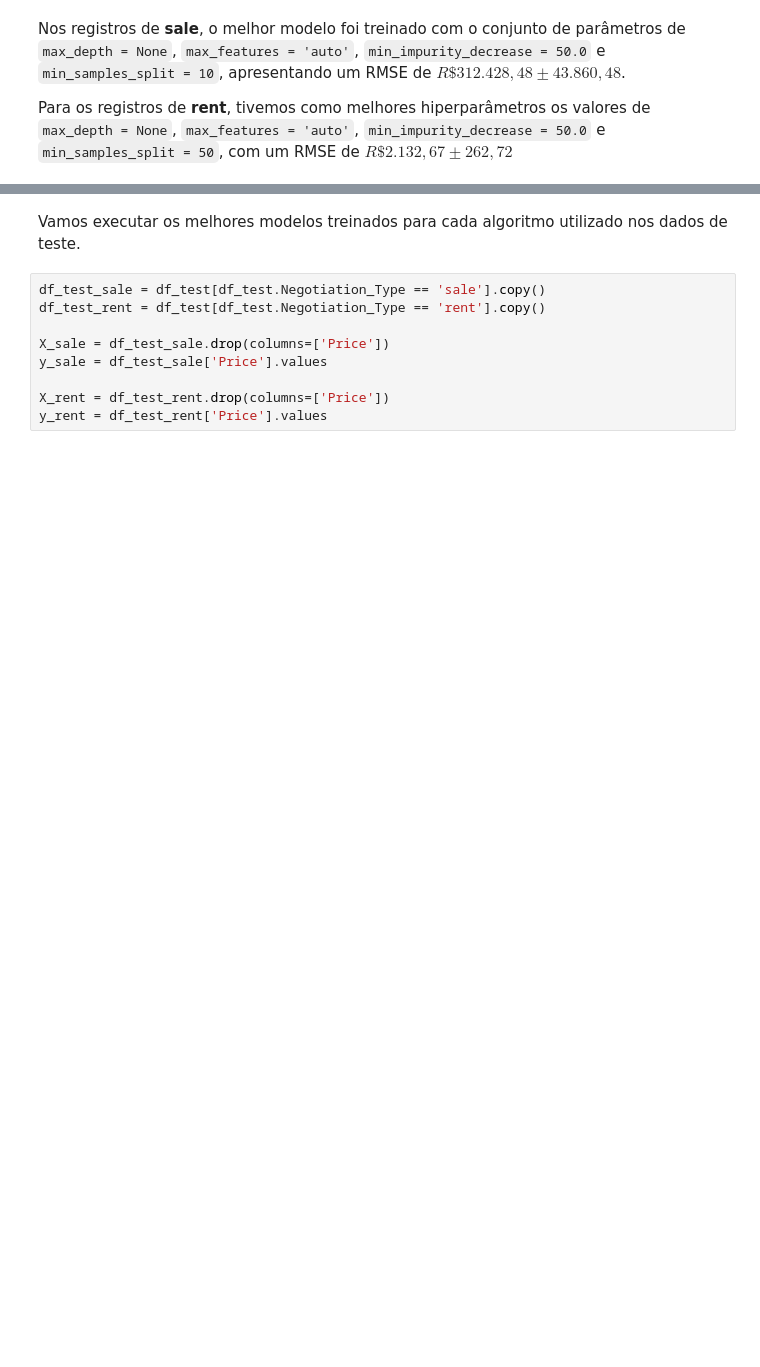
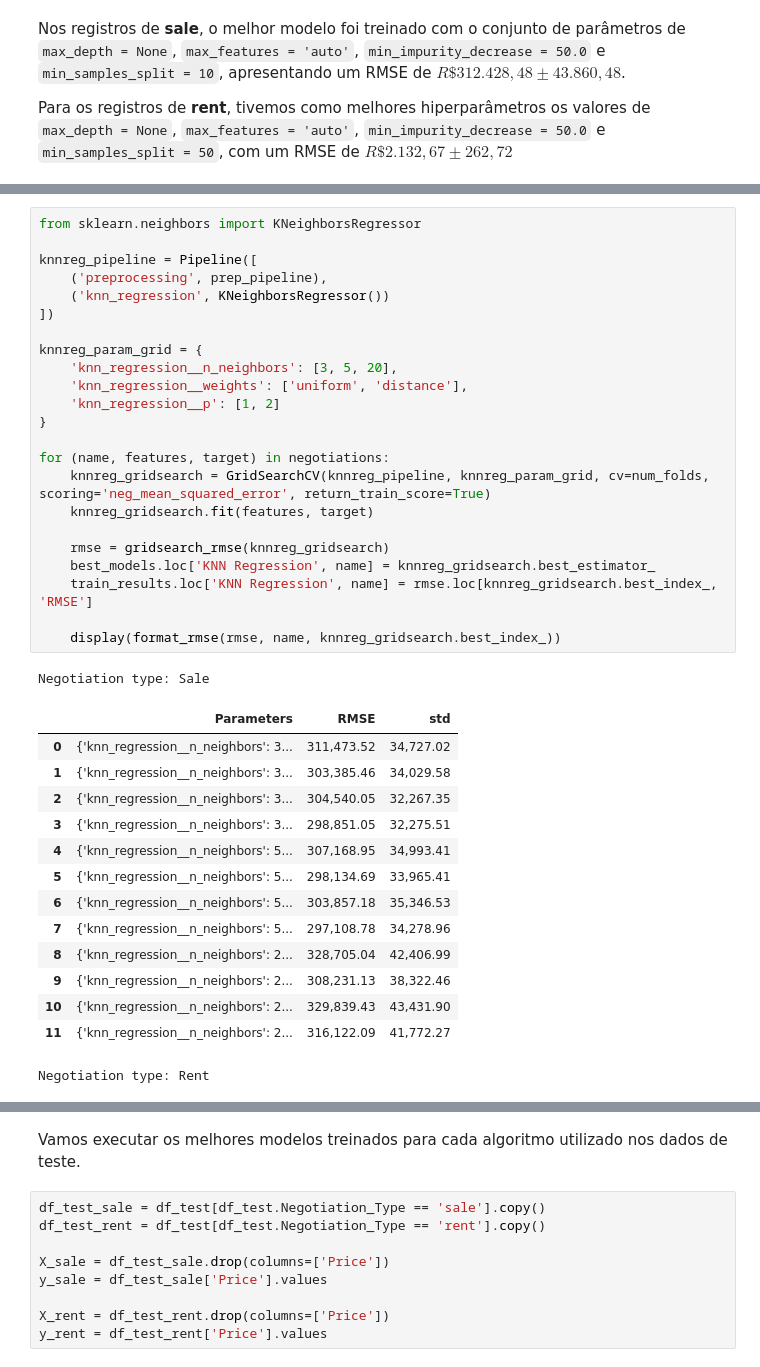
Before and after one commit to ciencia-dados-ifsp-grupo5/SaoPauloRealEstate, a Jupyter notebook: Notebook/SaoPauloRealEstate.ipynb, the cells around one changed output, grey strips where cells are left out. Saved outputs shown, nothing was run; the diff lists cells and outputs as text; blank space fills up the shorter version.

```diff
--- a/Notebook/SaoPauloRealEstate.ipynb
+++ b/Notebook/SaoPauloRealEstate.ipynb
@@ -431,0 +823,39 @@ Para os registros de **rent**, tivemos como melhores hiperparâmetros os valores
+# %%
+from sklearn.neighbors import KNeighborsRegressor
+
+knnreg_pipeline = Pipeline([
+    ('preprocessing', prep_pipeline),
+    ('knn_regression', KNeighborsRegressor())
+])
+
+knnreg_param_grid = {
+    'knn_regression__n_neighbors': [3, 5, 20],
+    'knn_regression__weights': ['uniform', 'distance'],
+    'knn_regression__p': [1, 2]
+}
+
+for (name, features, target) in negotiations:
+    knnreg_gridsearch = GridSearchCV(knnreg_pipeline, knnreg_param_grid, cv=num_folds, scoring='neg_mean_squared_error', return_train_score=True)
+    knnreg_gridsearch.fit(features, target)
+
+    rmse = gridsearch_rmse(knnreg_gridsearch)
+    best_models.loc['KNN Regression', name] = knnreg_gridsearch.best_estimator_
+    train_results.loc['KNN Regression', name] = rmse.loc[knnreg_gridsearch.best_index_, 'RMSE']
+
+    display(format_rmse(rmse, name, knnreg_gridsearch.best_index_))
+# %% [output]
+Negotiation type: Sale
+|  | Parameters | RMSE | std |
+| 0 | {'knn_regression__n_neighbors': 3... | 311,473.52 | 34,727.02 |
+| 1 | {'knn_regression__n_neighbors': 3... | 303,385.46 | 34,029.58 |
+| 2 | {'knn_regression__n_neighbors': 3... | 304,540.05 | 32,267.35 |
+| 3 | {'knn_regression__n_neighbors': 3... | 298,851.05 | 32,275.51 |
+| 4 | {'knn_regression__n_neighbors': 5... | 307,168.95 | 34,993.41 |
+| 5 | {'knn_regression__n_neighbors': 5... | 298,134.69 | 33,965.41 |
+| 6 | {'knn_regression__n_neighbors': 5... | 303,857.18 | 35,346.53 |
+| 7 | {'knn_regression__n_neighbors': 5... | 297,108.78 | 34,278.96 |
+| 8 | {'knn_regression__n_neighbors': 2... | 328,705.04 | 42,406.99 |
+| 9 | {'knn_regression__n_neighbors': 2... | 308,231.13 | 38,322.46 |
+| 10 | {'knn_regression__n_neighbors': 2... | 329,839.43 | 43,431.90 |
+| 11 | {'knn_regression__n_neighbors': 2... | 316,122.09 | 41,772.27 |
+Negotiation type: Rent
```
Also changed, not shown: parts of 69 cells of this notebook.
